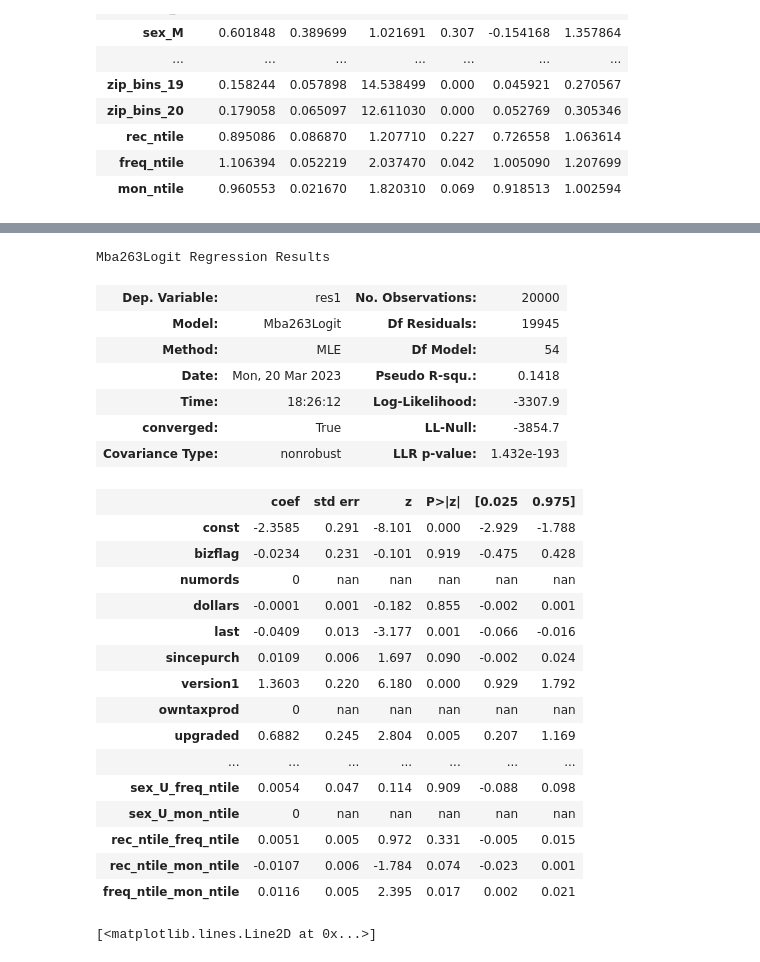
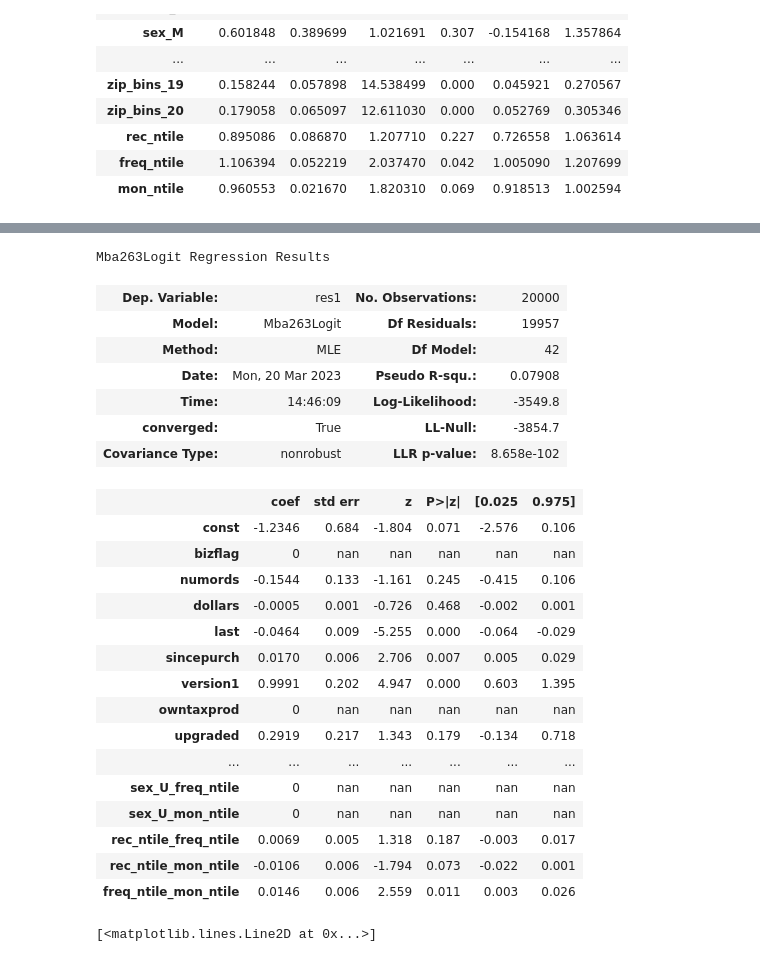
Before and after one commit to robperch/marketing_analytics_qqua, a Jupyter notebook: notebooks/Pruitt_Quickbooks_Upgrade (2).ipynb, the cells around one changed output, grey strips where cells are left out. Saved outputs shown, nothing was run; the diff lists cells and outputs as text; code cells hidden in the pictures.

```diff
--- a/notebooks/Pruitt_Quickbooks_Upgrade (2).ipynb
+++ b/notebooks/Pruitt_Quickbooks_Upgrade (2).ipynb
@@ -576,0 +547,5 @@ Optimization terminated successfully    (Exit mode 0)
+# %%
+# run reglarized regression since we now have so many variables
+result_logit_reg_ksi = mba263.logit_reg(dfIntuit['res1'],dfIntuit[ksi],alpha=10)
+dfIntuit['pred_logit_reg_ksi'] = result_logit_reg_ksi.predict()
+mba263.odds_ratios(result_logit_reg_ksi)
@@ -577,30 +571,30 @@ Optimization terminated successfully    (Exit mode 0)
 # %%
-result_logit_ksi.summary()
+result_logit_reg_ksi.summary()
 # %% [output]
 Mba263Logit Regression Results
 | Dep. Variable: | res1 | No. Observations: | 20000 |
-| Model: | Mba263Logit | Df Residuals: | 19945 |
-| Method: | MLE | Df Model: | 54 |
-| Date: | Mon, 20 Mar 2023 | Pseudo R-squ.: | 0.1418 |
-| Time: | 18:26:12 | Log-Likelihood: | -3307.9 |
+| Model: | Mba263Logit | Df Residuals: | 19957 |
+| Method: | MLE | Df Model: | 42 |
+| Date: | Mon, 20 Mar 2023 | Pseudo R-squ.: | 0.07908 |
+| Time: | 14:46:09 | Log-Likelihood: | -3549.8 |
 | converged: | True | LL-Null: | -3854.7 |
-| Covariance Type: | nonrobust | LLR p-value: | 1.432e-193 |
+| Covariance Type: | nonrobust | LLR p-value: | 8.658e-102 |
 |  | coef | std err | z | P>|z| | [0.025 | 0.975] |
-| const | -2.3585 | 0.291 | -8.101 | 0.000 | -2.929 | -1.788 |
-| bizflag | -0.0234 | 0.231 | -0.101 | 0.919 | -0.475 | 0.428 |
-| numords | 0 | nan | nan | nan | nan | nan |
-| dollars | -0.0001 | 0.001 | -0.182 | 0.855 | -0.002 | 0.001 |
-| last | -0.0409 | 0.013 | -3.177 | 0.001 | -0.066 | -0.016 |
-| sincepurch | 0.0109 | 0.006 | 1.697 | 0.090 | -0.002 | 0.024 |
-| version1 | 1.3603 | 0.220 | 6.180 | 0.000 | 0.929 | 1.792 |
+| const | -1.2346 | 0.684 | -1.804 | 0.071 | -2.576 | 0.106 |
+| bizflag | 0 | nan | nan | nan | nan | nan |
+| numords | -0.1544 | 0.133 | -1.161 | 0.245 | -0.415 | 0.106 |
+| dollars | -0.0005 | 0.001 | -0.726 | 0.468 | -0.002 | 0.001 |
+| last | -0.0464 | 0.009 | -5.255 | 0.000 | -0.064 | -0.029 |
+| sincepurch | 0.0170 | 0.006 | 2.706 | 0.007 | 0.005 | 0.029 |
+| version1 | 0.9991 | 0.202 | 4.947 | 0.000 | 0.603 | 1.395 |
 | owntaxprod | 0 | nan | nan | nan | nan | nan |
-| upgraded | 0.6882 | 0.245 | 2.804 | 0.005 | 0.207 | 1.169 |
+| upgraded | 0.2919 | 0.217 | 1.343 | 0.179 | -0.134 | 0.718 |
 | ... | ... | ... | ... | ... | ... | ... |
-| sex_U_freq_ntile | 0.0054 | 0.047 | 0.114 | 0.909 | -0.088 | 0.098 |
+| sex_U_freq_ntile | 0 | nan | nan | nan | nan | nan |
 | sex_U_mon_ntile | 0 | nan | nan | nan | nan | nan |
-| rec_ntile_freq_ntile | 0.0051 | 0.005 | 0.972 | 0.331 | -0.005 | 0.015 |
-| rec_ntile_mon_ntile | -0.0107 | 0.006 | -1.784 | 0.074 | -0.023 | 0.001 |
-| freq_ntile_mon_ntile | 0.0116 | 0.005 | 2.395 | 0.017 | 0.002 | 0.021 |
+| rec_ntile_freq_ntile | 0.0069 | 0.005 | 1.318 | 0.187 | -0.003 | 0.017 |
+| rec_ntile_mon_ntile | -0.0106 | 0.006 | -1.794 | 0.073 | -0.022 | 0.001 |
+| freq_ntile_mon_ntile | 0.0146 | 0.006 | 2.559 | 0.011 | 0.003 | 0.026 |
 # %%
 # regularized logit gains alongside previous models
 gains_logit_reg_ksi = mba263.gain(dfIntuit['res1'],dfIntuit['pred_logit_reg_ksi'],30)
```
Also changed, not shown: parts of 8 cells of this notebook.
